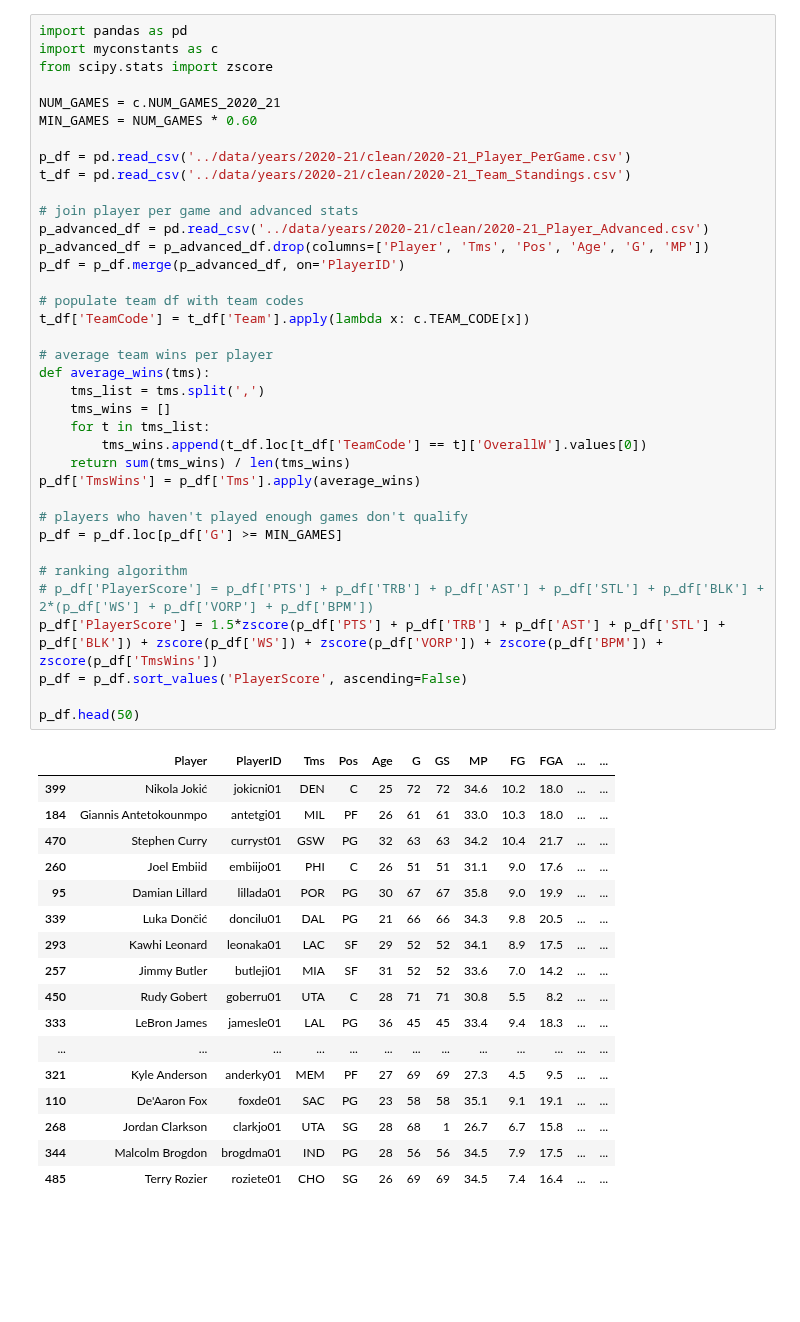
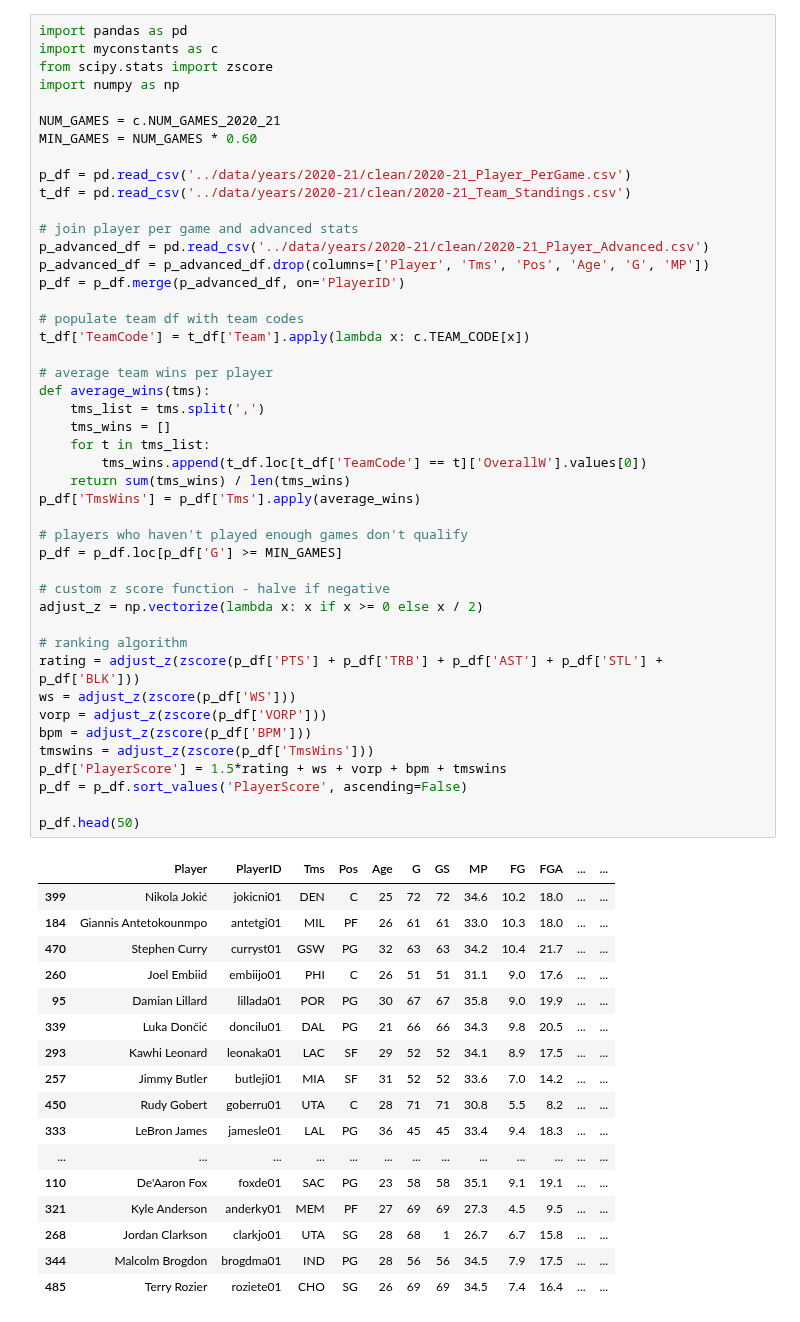
Before and after one commit to AustinMayerhofer/NBA-metrics, a Jupyter notebook: src/rankings.ipynb, the cells around one changed output. Drawn from its saved outputs; the diff is of its cells as text; blank space fills up the shorter version.

Commit message:
half negative zscore

```diff
--- a/src/rankings.ipynb
+++ b/src/rankings.ipynb
@@ -2,6 +2,7 @@
 import pandas as pd
 import myconstants as c
 from scipy.stats import zscore
+import numpy as np
 
 NUM_GAMES = c.NUM_GAMES_2020_21
 MIN_GAMES = NUM_GAMES * 0.60
@@ -19,37 +20,44 @@ t_df['TeamCode'] = t_df['Team'].apply(lambda x: c.TEAM_CODE[x])
 
 # average team wins per player
 def average_wins(tms):
     tms_list = tms.split(',')
     tms_wins = []
     for t in tms_list:
         tms_wins.append(t_df.loc[t_df['TeamCode'] == t]['OverallW'].values[0])
     return sum(tms_wins) / len(tms_wins)
 p_df['TmsWins'] = p_df['Tms'].apply(average_wins)
 
 # players who haven't played enough games don't qualify
 p_df = p_df.loc[p_df['G'] >= MIN_GAMES]
 
+# custom z score function - halve if negative
+adjust_z = np.vectorize(lambda x: x if x >= 0 else x / 2)
+
 # ranking algorithm
-# p_df['PlayerScore'] = p_df['PTS'] + p_df['TRB'] + p_df['AST'] + p_df['STL'] + p_df['BLK'] + 2*(p_df['WS'] + p_df['VORP'] + p_df['BPM'])
-p_df['PlayerScore'] = 1.5*zscore(p_df['PTS'] + p_df['TRB'] + p_df['AST'] + p_df['STL'] + p_df['BLK']) + zscore(p_df['WS']) + zscore(p_df['VORP']) + zscore(p_df['BPM']) + zscore(p_df['TmsWins'])
+rating = adjust_z(zscore(p_df['PTS'] + p_df['TRB'] + p_df['AST'] + p_df['STL'] + p_df['BLK']))
+ws = adjust_z(zscore(p_df['WS']))
+vorp = adjust_z(zscore(p_df['VORP']))
+bpm = adjust_z(zscore(p_df['BPM']))
+tmswins = adjust_z(zscore(p_df['TmsWins']))
+p_df['PlayerScore'] = 1.5*rating + ws + vorp + bpm + tmswins
 p_df = p_df.sort_values('PlayerScore', ascending=False)
 
 p_df.head(50)
 # %% [output]
 |  | Player | PlayerID | Tms | Pos | Age | G | GS | MP | FG | FGA | ... | ... |
 | 399 | Nikola Jokić | jokicni01 | DEN | C | 25 | 72 | 72 | 34.6 | 10.2 | 18.0 | ... | ... |
 | 184 | Giannis Antetokounmpo | antetgi01 | MIL | PF | 26 | 61 | 61 | 33.0 | 10.3 | 18.0 | ... | ... |
 | 470 | Stephen Curry | curryst01 | GSW | PG | 32 | 63 | 63 | 34.2 | 10.4 | 21.7 | ... | ... |
 | 260 | Joel Embiid | embiijo01 | PHI | C | 26 | 51 | 51 | 31.1 | 9.0 | 17.6 | ... | ... |
 | 95 | Damian Lillard | lillada01 | POR | PG | 30 | 67 | 67 | 35.8 | 9.0 | 19.9 | ... | ... |
 | 339 | Luka Dončić | doncilu01 | DAL | PG | 21 | 66 | 66 | 34.3 | 9.8 | 20.5 | ... | ... |
 | 293 | Kawhi Leonard | leonaka01 | LAC | SF | 29 | 52 | 52 | 34.1 | 8.9 | 17.5 | ... | ... |
 | 257 | Jimmy Butler | butleji01 | MIA | SF | 31 | 52 | 52 | 33.6 | 7.0 | 14.2 | ... | ... |
 | 450 | Rudy Gobert | goberru01 | UTA | C | 28 | 71 | 71 | 30.8 | 5.5 | 8.2 | ... | ... |
 | 333 | LeBron James | jamesle01 | LAL | PG | 36 | 45 | 45 | 33.4 | 9.4 | 18.3 | ... | ... |
 | ... | ... | ... | ... | ... | ... | ... | ... | ... | ... | ... | ... | ... |
+| 110 | De'Aaron Fox | foxde01 | SAC | PG | 23 | 58 | 58 | 35.1 | 9.1 | 19.1 | ... | ... |
 | 321 | Kyle Anderson | anderky01 | MEM | PF | 27 | 69 | 69 | 27.3 | 4.5 | 9.5 | ... | ... |
-| 110 | De'Aaron Fox | foxde01 | SAC | PG | 23 | 58 | 58 | 35.1 | 9.1 | 19.1 | ... | ... |
 | 268 | Jordan Clarkson | clarkjo01 | UTA | SG | 28 | 68 | 1 | 26.7 | 6.7 | 15.8 | ... | ... |
 | 344 | Malcolm Brogdon | brogdma01 | IND | PG | 28 | 56 | 56 | 34.5 | 7.9 | 17.5 | ... | ... |
 | 485 | Terry Rozier | roziete01 | CHO | SG | 26 | 69 | 69 | 34.5 | 7.4 | 16.4 | ... | ... |
```
Also changed, not shown: 1 other file.
